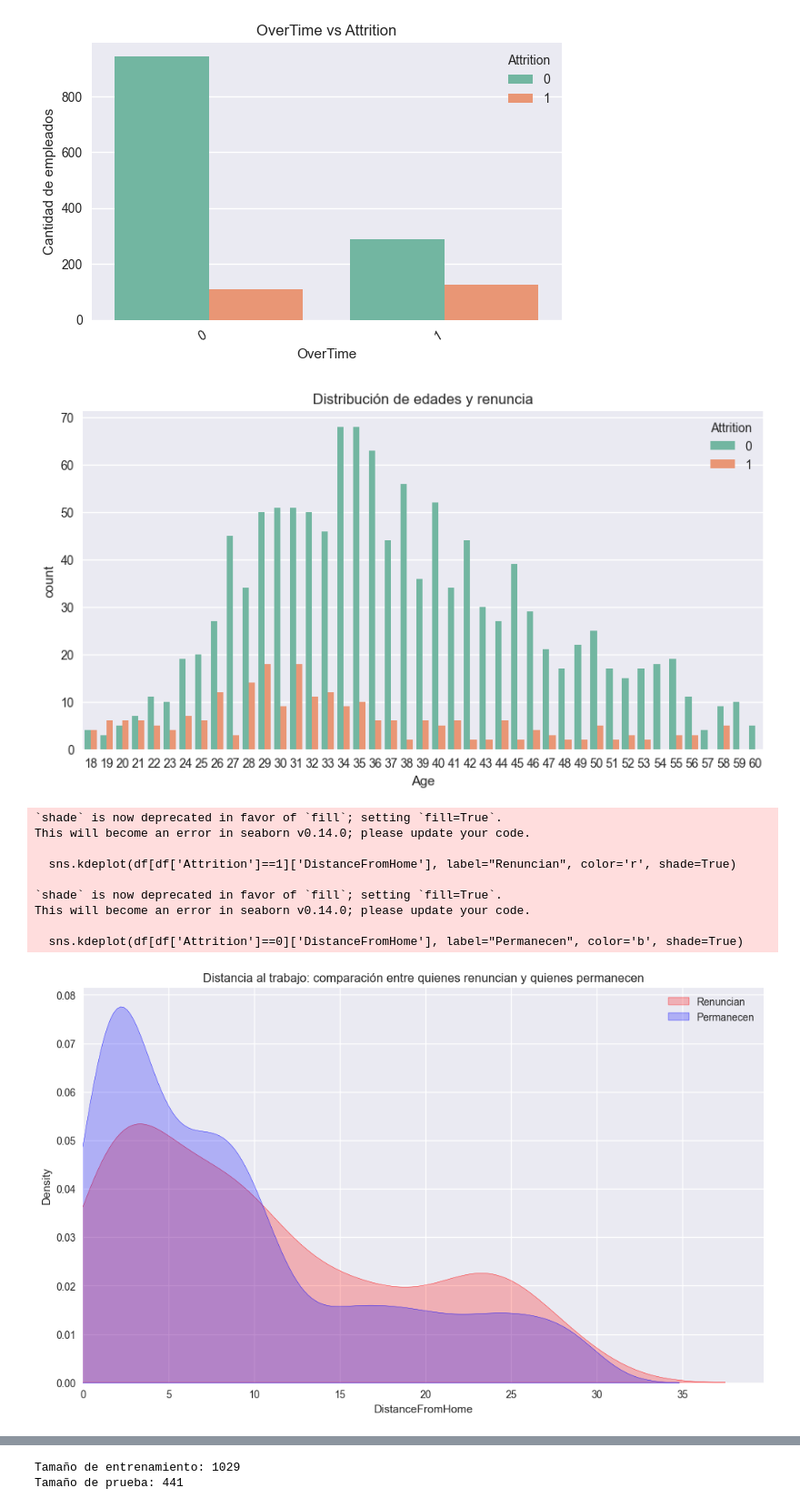
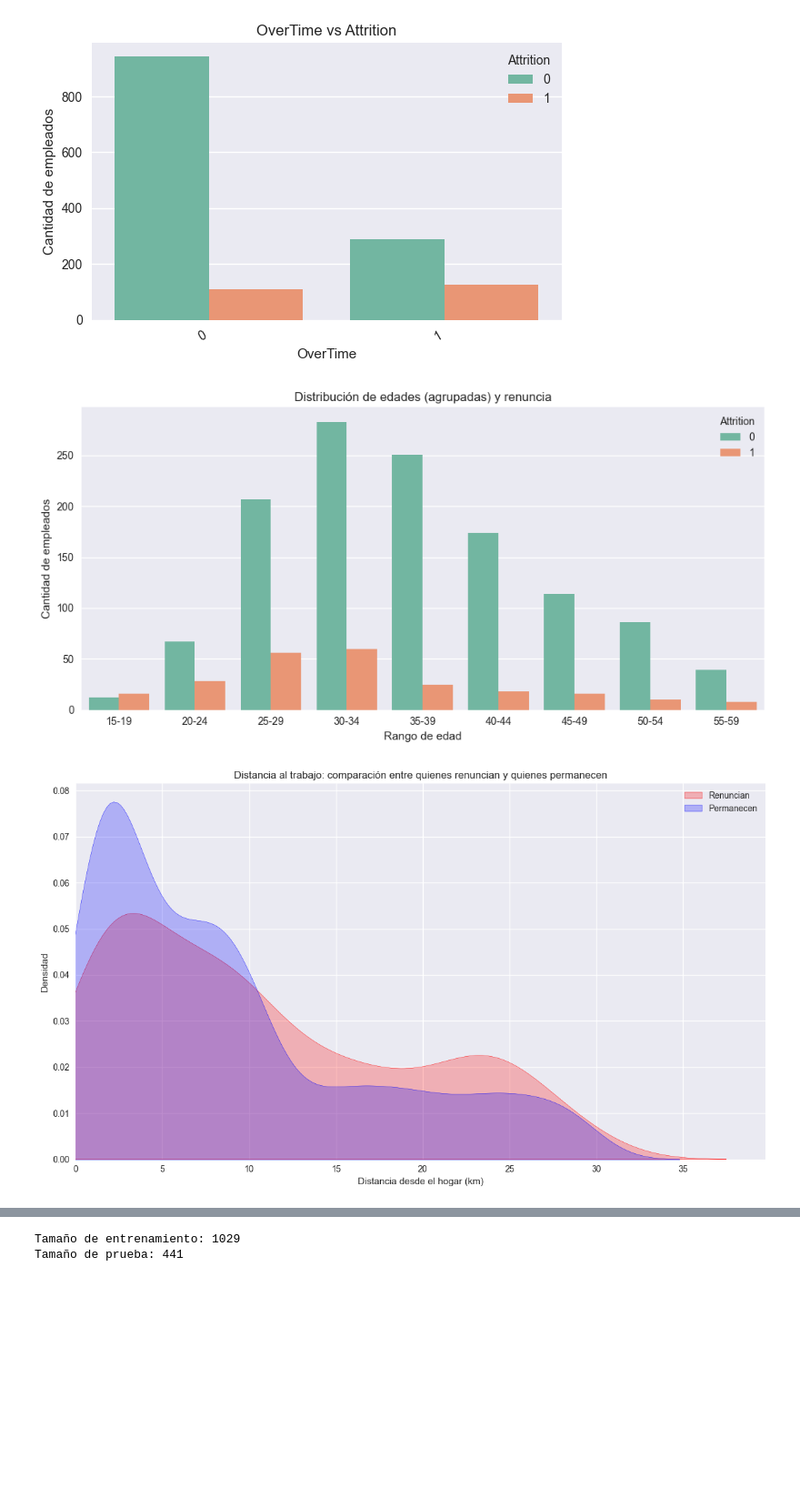
Before and after one commit to fernandezelias/HR_Attrition_NaiveBayes, a Jupyter notebook: HR_Attrition_NaiveBayes.ipynb, the cells around one changed output, grey strips where cells are left out. Shown at 91% size. Drawn from its saved outputs; the diff is of its cells as text; code cells hidden in the pictures; blank space fills up the shorter version.

```diff
--- a/HR_Attrition_NaiveBayes.ipynb
+++ b/HR_Attrition_NaiveBayes.ipynb
@@ -461,31 +481,36 @@ for col in cat_focus:
 [figure]
 [figure]
 [figure]
-# %%
-# Edad vs renuncia
-plt.figure(figsize=(10,5))
-sns.countplot(x='Age', hue='Attrition', data=df, palette='Set2')
-plt.title('Distribución de edades y renuncia')
-plt.show()
-# %% [output]
-[figure, removed]
+# %%
+# --- Edad agrupada en rangos de 5 años ---
+
+bins = [15, 20, 25, 30, 35, 40, 45, 50, 55, 60]
+labels = ['15-19', '20-24', '25-29', '30-34', '35-39', '40-44', '45-49', '50-54', '55-59']
+
+df['AgeGroup'] = pd.cut(df['Age'], bins=bins, labels=labels, include_lowest=True)
+
+plt.figure(figsize=(10,5))
+sns.countplot(x='AgeGroup', hue='Attrition', data=df, palette='Set2')
+plt.title('Distribución de edades (agrupadas) y renuncia')
+plt.xlabel('Rango de edad')
+plt.ylabel('Cantidad de empleados')
+plt.xticks(rotation=0)
+plt.tight_layout()
+plt.show()
+# %% [output]
+[figure, added]
 # %%
+# --- Distancia al trabajo: comparación entre quienes renuncian y quienes permanecen ---
+
 plt.figure(figsize=(12,7))
-sns.kdeplot(df[df['Attrition']==1]['DistanceFromHome'], label="Renuncian", color='r', shade=True)
-sns.kdeplot(df[df['Attrition']==0]['DistanceFromHome'], label="Permanecen", color='b', shade=True)
+sns.kdeplot(df[df['Attrition'] == 1]['DistanceFromHome'], label="Renuncian", color='r', fill=True, common_norm=False)
+sns.kdeplot(df[df['Attrition'] == 0]['DistanceFromHome'], label="Permanecen", color='b', fill=True, common_norm=False)
 plt.title('Distancia al trabajo: comparación entre quienes renuncian y quienes permanecen')
-plt.xlabel('DistanceFromHome')
+plt.xlabel('Distancia desde el hogar (km)')
+plt.ylabel('Densidad')
 plt.legend()
 plt.xlim(0)
+plt.tight_layout()
 plt.show()
 # %% [output]
-`shade` is now deprecated in favor of `fill`; setting `fill=True`.
-This will become an error in seaborn v0.14.0; please update your code.
-
-  sns.kdeplot(df[df['Attrition']==1]['DistanceFromHome'], label="Renuncian", color='r', shade=True)
-
-`shade` is now deprecated in favor of `fill`; setting `fill=True`.
-This will become an error in seaborn v0.14.0; please update your code.
-
-  sns.kdeplot(df[df['Attrition']==0]['DistanceFromHome'], label="Permanecen", color='b', shade=True)
-[figure, old version]
+[figure, new version]
```
Also changed, not shown: parts of 49 cells of this notebook.
